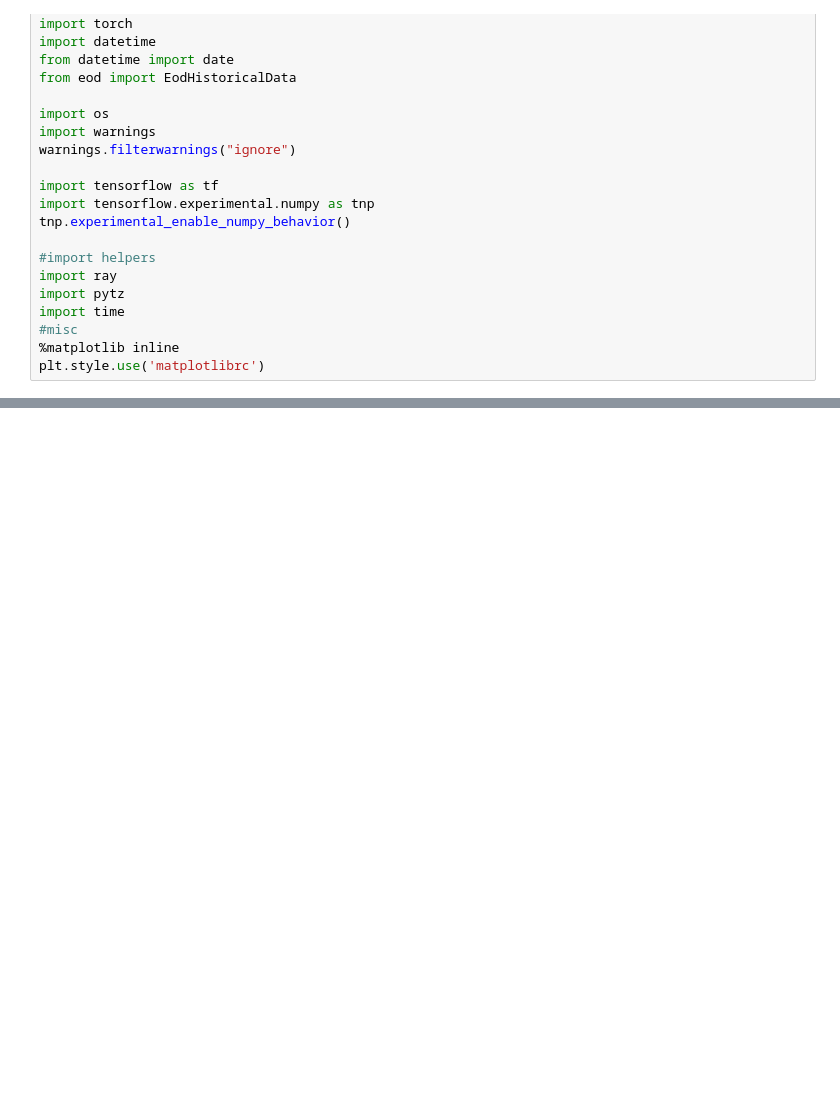
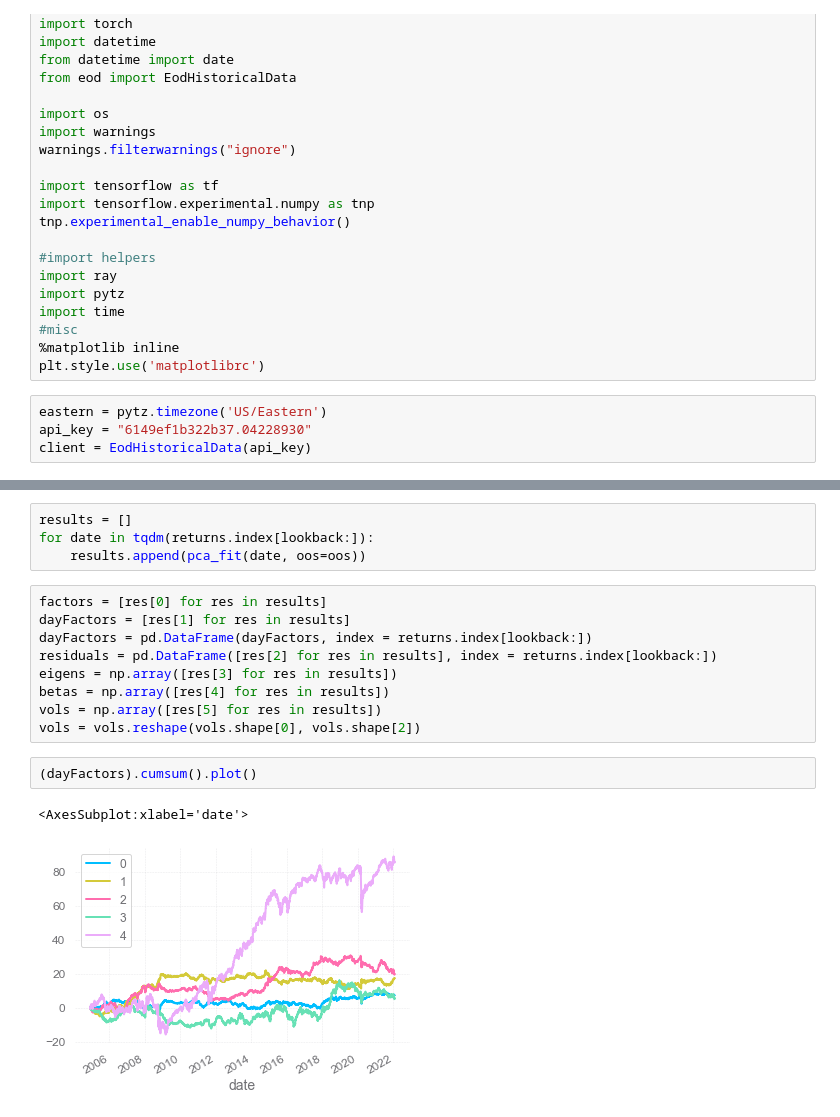
Before and after one commit to genPerms/dlsa-public, a Jupyter notebook: cnnTransTestbed.ipynb, the cells around one changed output, grey strips where cells are left out. Cells and saved outputs as stored; diff of their text form; blank space fills up the shorter version.

```diff
--- a/cnnTransTestbed.ipynb
+++ b/cnnTransTestbed.ipynb
@@ -66,3 +66,7 @@ import time
 #misc
 %matplotlib inline
 plt.style.use('matplotlibrc')
+# %%
+eastern = pytz.timezone('US/Eastern')
+api_key = "6149ef1b322b37.04228930"
+client = EodHistoricalData(api_key)
@@ -68,0 +331,18 @@ plt.style.use('matplotlibrc')
+# %%
+results = []
+for date in tqdm(returns.index[lookback:]):
+    results.append(pca_fit(date, oos=oos))
+# %%
+factors = [res[0] for res in results]
+dayFactors = [res[1] for res in results]
+dayFactors = pd.DataFrame(dayFactors, index = returns.index[lookback:])
+residuals = pd.DataFrame([res[2] for res in results], index = returns.index[lookback:])
+eigens = np.array([res[3] for res in results])
+betas = np.array([res[4] for res in results])
+vols = np.array([res[5] for res in results])
+vols = vols.reshape(vols.shape[0], vols.shape[2])
+# %%
+(dayFactors).cumsum().plot()
+# %% [output]
+<AxesSubplot:xlabel='date'>
+[figure, added]
```
Also changed, not shown: parts of 49 cells of this notebook, 35 other files.
